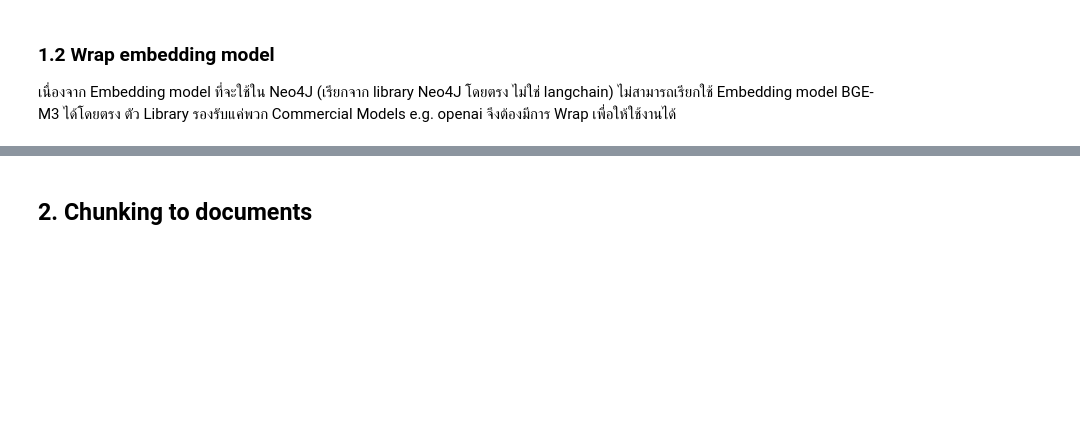
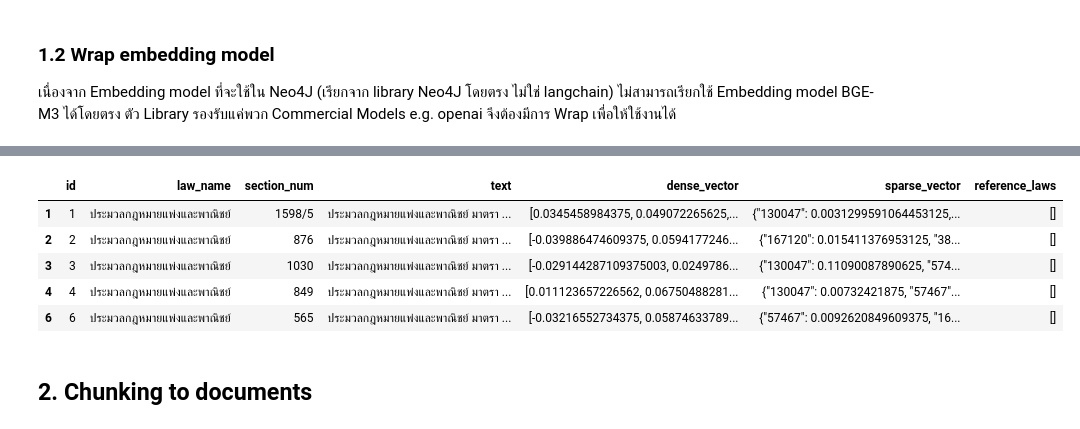
Before and after one commit to 6587093polakornming/muict_thai_legal_RAG_GraphRAG, a Jupyter notebook: notebooks/llm_graph_with_chunkEmbedding.ipynb, the cells around one changed output, grey strips where cells are left out. Cells and saved outputs as stored; diff of their text form; code cells hidden in the pictures; blank space fills up the shorter version.

```diff
--- a/notebooks/llm_graph_with_chunkEmbedding.ipynb
+++ b/notebooks/llm_graph_with_chunkEmbedding.ipynb
@@ -88,3 +121,12 @@ df.head()
+# %%
+df[df['law_name'] == 'ประมวลกฎหมายแพ่งและพาณิชย์'].head()
+# %% [output]
+|  | id | law_name | section_num | text | dense_vector | sparse_vector | reference_laws |
+| 1 | 1 | ประมวลกฎหมายแพ่งและพาณิชย์ | 1598/5 | ประมวลกฎหมายแพ่งและพาณิชย์ มาตรา ... | [0.0345458984375, 0.049072265625,... | {"130047": 0.0031299591064453125,... | [] |
+| 2 | 2 | ประมวลกฎหมายแพ่งและพาณิชย์ | 876 | ประมวลกฎหมายแพ่งและพาณิชย์ มาตรา ... | [-0.039886474609375, 0.0594177246... | {"167120": 0.015411376953125, "38... | [] |
+| 3 | 3 | ประมวลกฎหมายแพ่งและพาณิชย์ | 1030 | ประมวลกฎหมายแพ่งและพาณิชย์ มาตรา ... | [-0.029144287109375003, 0.0249786... | {"130047": 0.11090087890625, "574... | [] |
+| 4 | 4 | ประมวลกฎหมายแพ่งและพาณิชย์ | 849 | ประมวลกฎหมายแพ่งและพาณิชย์ มาตรา ... | [0.011123657226562, 0.06750488281... | {"130047": 0.00732421875, "57467"... | [] |
+| 6 | 6 | ประมวลกฎหมายแพ่งและพาณิชย์ | 565 | ประมวลกฎหมายแพ่งและพาณิชย์ มาตรา ... | [-0.03216552734375, 0.05874633789... | {"57467": 0.0092620849609375, "16... | [] |
 # %% [markdown]
 ## 2. Chunking to documents
 # %%
```
Also changed, not shown: parts of 13 cells of this notebook.
